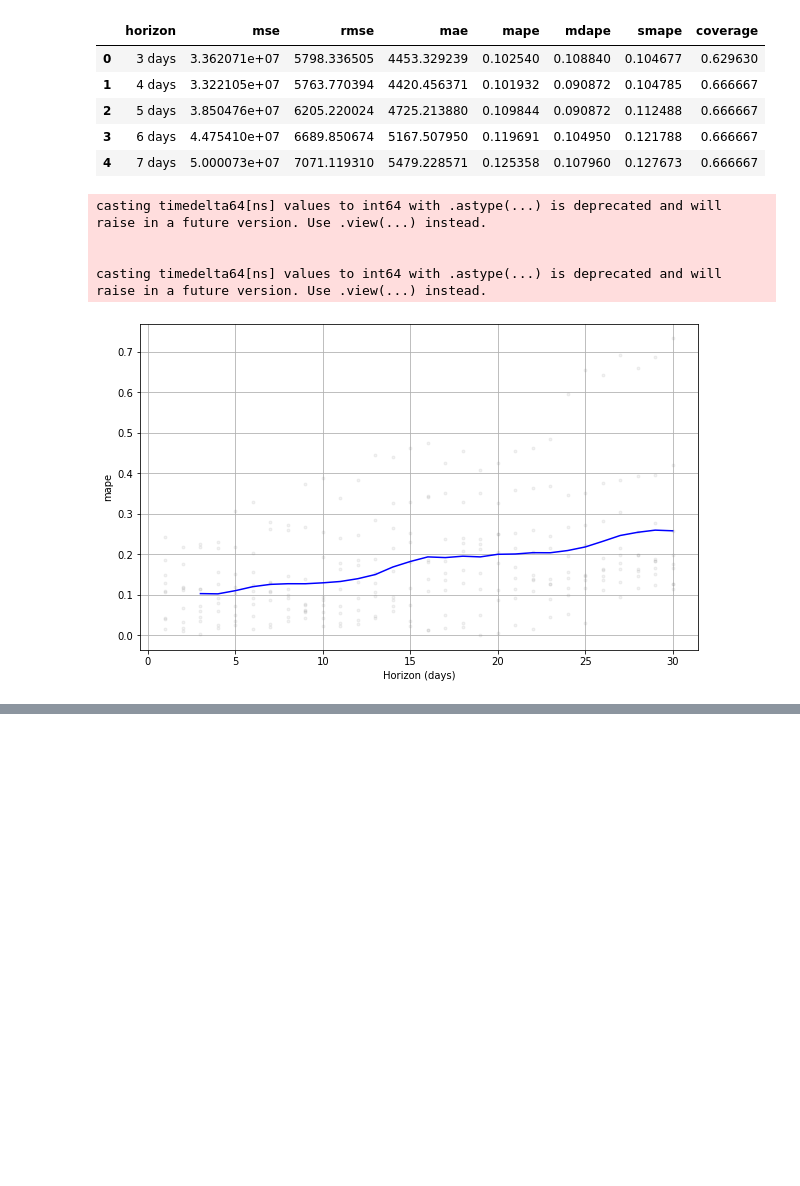
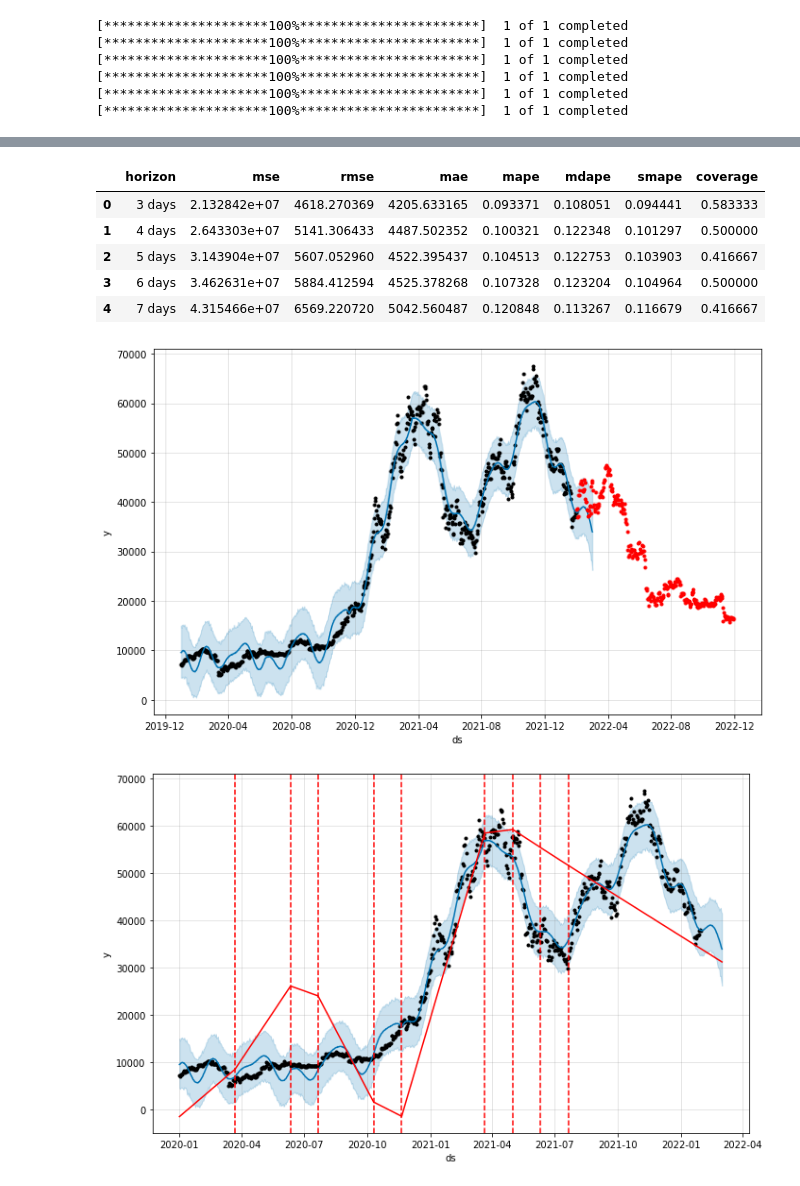
Before and after one commit to SahajTC/A-Fire-Inside, a Jupyter notebook: FbProphet_Bitcoin_price_prediction.ipynb, the cells around one changed output, grey strips where cells are left out. Saved outputs shown, nothing was run; the diff lists cells and outputs as text; code cells hidden in the pictures; blank space fills up the shorter version.

```diff
--- a/FbProphet_Bitcoin_price_prediction.ipynb
+++ b/FbProphet_Bitcoin_price_prediction.ipynb
@@ -66,3 +30,0 @@ df.head()
-# %%
-df_train = df[df['ds']<='2022-10-30']
-df_test = df[df['ds']>'2022-10-30']
@@ -152,18 +31,48 @@ INFO:cmdstanpy:Chain [1] done processing
-# %%
-df_p = performance_metrics(df_cv)
-df_p.head()
-# %% [output]
-|  | horizon | mse | rmse | mae | mape | mdape | smape | coverage |
-| 0 | 3 days | 3.362071e+07 | 5798.336505 | 4453.329239 | 0.102540 | 0.108840 | 0.104677 | 0.629630 |
-| 1 | 4 days | 3.322105e+07 | 5763.770394 | 4420.456371 | 0.101932 | 0.090872 | 0.104785 | 0.666667 |
-| 2 | 5 days | 3.850476e+07 | 6205.220024 | 4725.213880 | 0.109844 | 0.090872 | 0.112488 | 0.666667 |
-| 3 | 6 days | 4.475410e+07 | 6689.850674 | 5167.507950 | 0.119691 | 0.104950 | 0.121788 | 0.666667 |
-| 4 | 7 days | 5.000073e+07 | 7071.119310 | 5479.228571 | 0.125358 | 0.107960 | 0.127673 | 0.666667 |
-# %%
-fig = plot_cross_validation_metric(df_cv, metric='mape')
-# %% [output]
-casting timedelta64[ns] values to int64 with .astype(...) is deprecated and will raise in a future version. Use .view(...) instead.
-
-
-casting timedelta64[ns] values to int64 with .astype(...) is deprecated and will raise in a future version. Use .view(...) instead.
-[figure, removed]
+# %%
+btc=yf.download(tickers='BTC-USD', start='2020-01-01', end='2022-11-30', interval = '1d')#bitcoin
+eth=yf.download(tickers='ETH-USD', start='2020-01-01', end='2022-11-30', interval = '1d')#etherum
+bnb=yf.download(tickers='BNB-USD', start='2020-01-01', end='2022-11-30', interval = '1d')#binance
+
+aapl = yf.download(tickers='AAPL', start='2020-01-01', end='2022-11-30', interval = '1d')#apple
+tsla=yf.download(tickers='TSLA', start='2020-01-01', end='2022-11-30', interval = '1d')#tesla
+googl=yf.download(tickers='GOOGL', start='2020-01-01', end='2022-11-30', interval = '1d')#google
+# %% [output]
+[*********************100%***********************]  1 of 1 completed
+[*********************100%***********************]  1 of 1 completed
+[*********************100%***********************]  1 of 1 completed
+[*********************100%***********************]  1 of 1 completed
+[*********************100%***********************]  1 of 1 completed
+[*********************100%***********************]  1 of 1 completed
+# %%
+def clean_data_fit_model(data):
+ data.reset_index(inplace=True)
+ data['Date'] = pd.to_datetime(data['Date'])
+ df = data.drop(['Open', 'High', 'Low', 'Adj Close', 'Volume'], axis=1)
+ df.rename(columns={'Date': 'ds', 'Close': 'y'}, inplace=True)
+ df_train = df[df['ds']<='2022-1-30']
+ df_test = df[df['ds']>'2022-1-30']
+ m = Prophet(interval_width=0.95, n_changepoints=15)
+ m.fit(df_train)
+
+ future = m.make_future_dataframe(periods=31)
+ # Forecast the future dataframe values
+ forecast = m.predict(future)
+ # Check the forecasted values and upper/lower bound
+ forecast[['ds', 'yhat', 'yhat_lower', 'yhat_upper']].tail()
+ # Visualize the forecast
+ fig = m.plot(forecast)
+ ax = fig.gca()
+ ax.plot( df_test["ds"], df_test["y"], 'r.')
+
+ print(f'There are {len(m.changepoints)} change points. \nThe change points dates are \n{df.loc[df["ds"].isin(m.changepoints)]}')
+ fig = m.plot(forecast)
+ a = add_changepoints_to_plot(fig.gca(), m, forecast)
+
+ df_cv = cross_validation(m, initial='500 days', period='60 days', horizon = '30 days', parallel="processes")
+
+ df_p = performance_metrics(df_cv)
+ df_p.head()
+ return df_p
+# %%
+clean_data_fit_model(btc).head()
+# %% [output]
@@ -169,0 +126,8 @@ casting timedelta64[ns] values to int64 with .astype(...) is deprecated and will
+|  | horizon | mse | rmse | mae | mape | mdape | smape | coverage |
+| 0 | 3 days | 2.132842e+07 | 4618.270369 | 4205.633165 | 0.093371 | 0.108051 | 0.094441 | 0.583333 |
+| 1 | 4 days | 2.643303e+07 | 5141.306433 | 4487.502352 | 0.100321 | 0.122348 | 0.101297 | 0.500000 |
+| 2 | 5 days | 3.143904e+07 | 5607.052960 | 4522.395437 | 0.104513 | 0.122753 | 0.103903 | 0.416667 |
+| 3 | 6 days | 3.462631e+07 | 5884.412594 | 4525.378268 | 0.107328 | 0.123204 | 0.104964 | 0.500000 |
+| 4 | 7 days | 4.315466e+07 | 6569.220720 | 5042.560487 | 0.120848 | 0.113267 | 0.116679 | 0.416667 |
+[figure, added]
+[figure, added]
```
Also changed, not shown: parts of 16 cells of this notebook.
